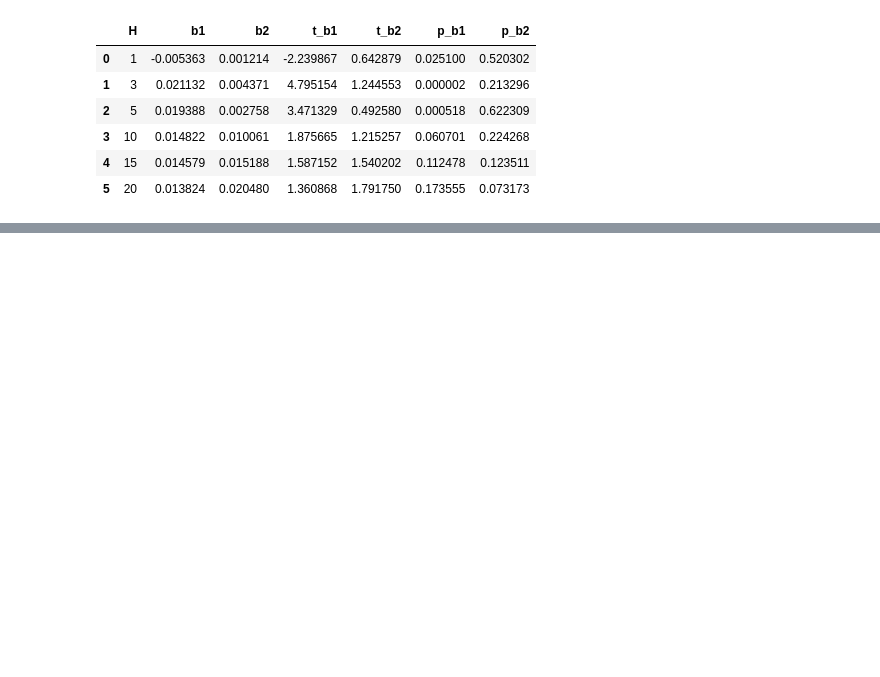
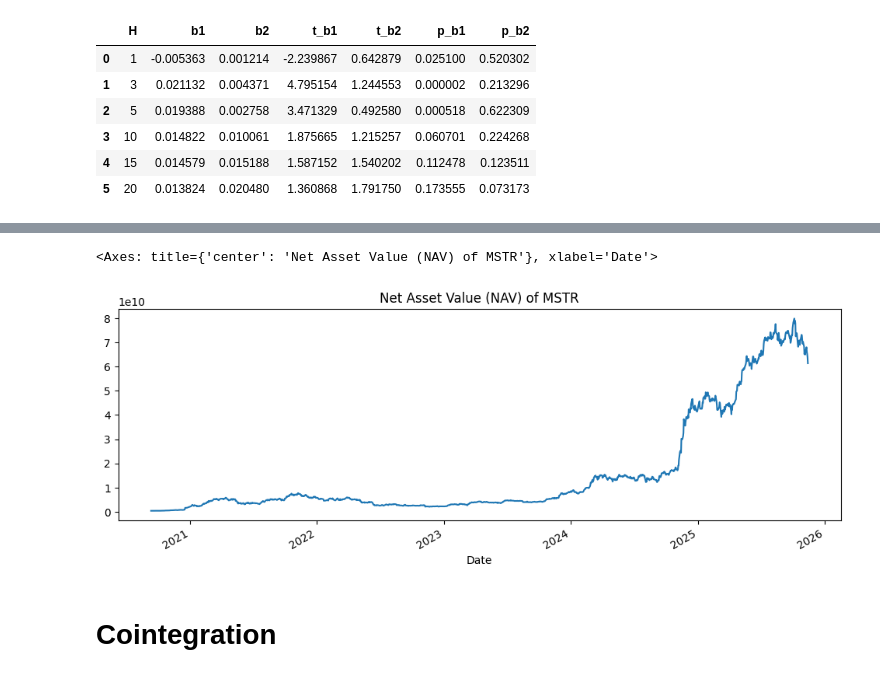
Before and after one commit to spxrq/mstr-bullcall-spread-strategy, a Jupyter notebook: notebooks/01_explore_btc_mstr.ipynb, the cells around one changed output, grey strips where cells are left out. Saved outputs shown, nothing was run; the diff lists cells and outputs as text; code cells hidden in the pictures; blank space fills up the shorter version.

```diff
--- a/notebooks/01_explore_btc_mstr.ipynb
+++ b/notebooks/01_explore_btc_mstr.ipynb
@@ -379,0 +436,8 @@ pd.DataFrame(results)
+# %%
+mstr["nav"] = mstr["btc_holdings"] * btc["Close"]
+mstr["nav"].plot(figsize=(12,4), title="Net Asset Value (NAV) of MSTR")
+# %% [output]
+<Axes: title={'center': 'Net Asset Value (NAV) of MSTR'}, xlabel='Date'>
+[figure, added]
+# %% [markdown]
+# Cointegration
```
Also changed, not shown: parts of 4 cells of this notebook.
